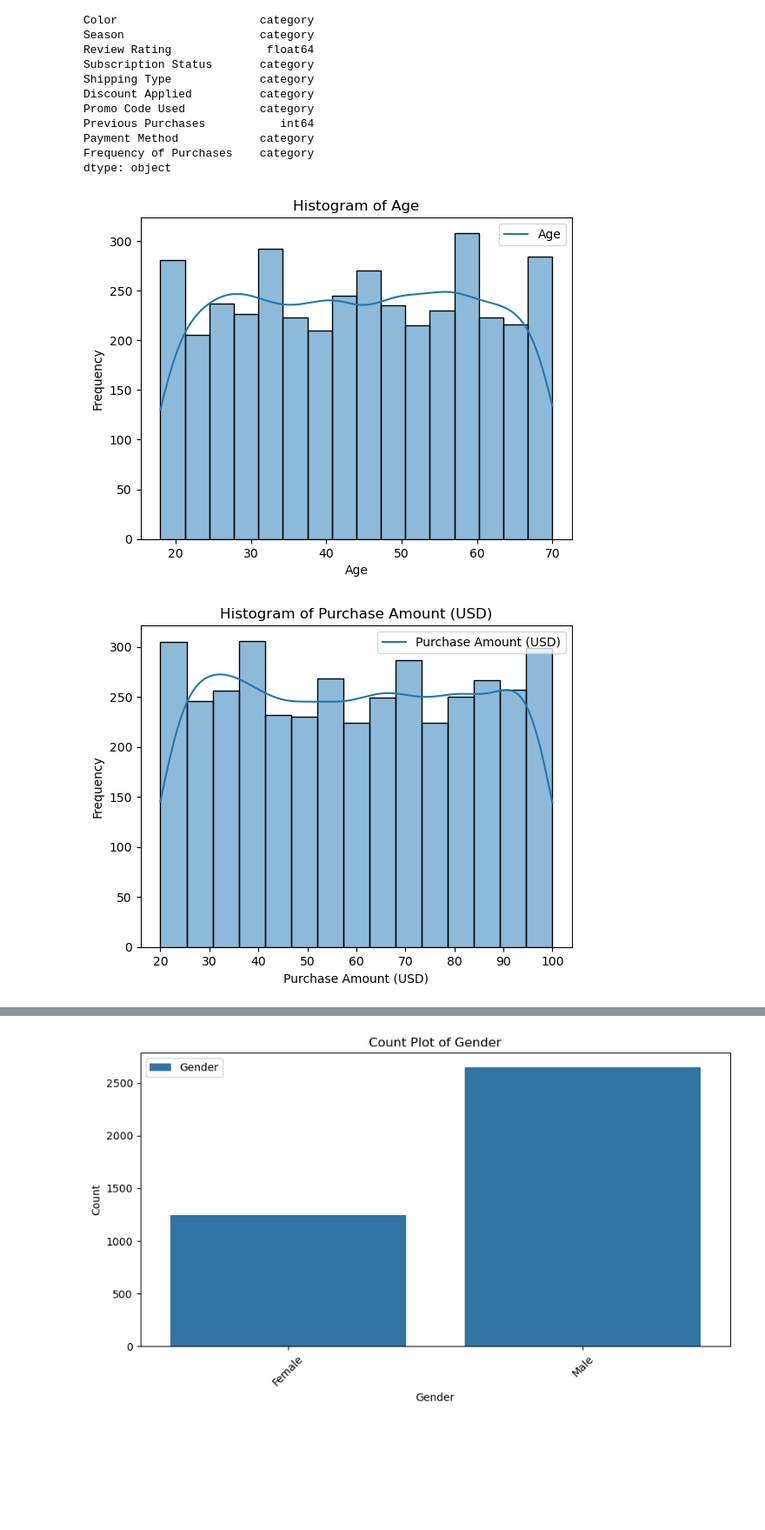
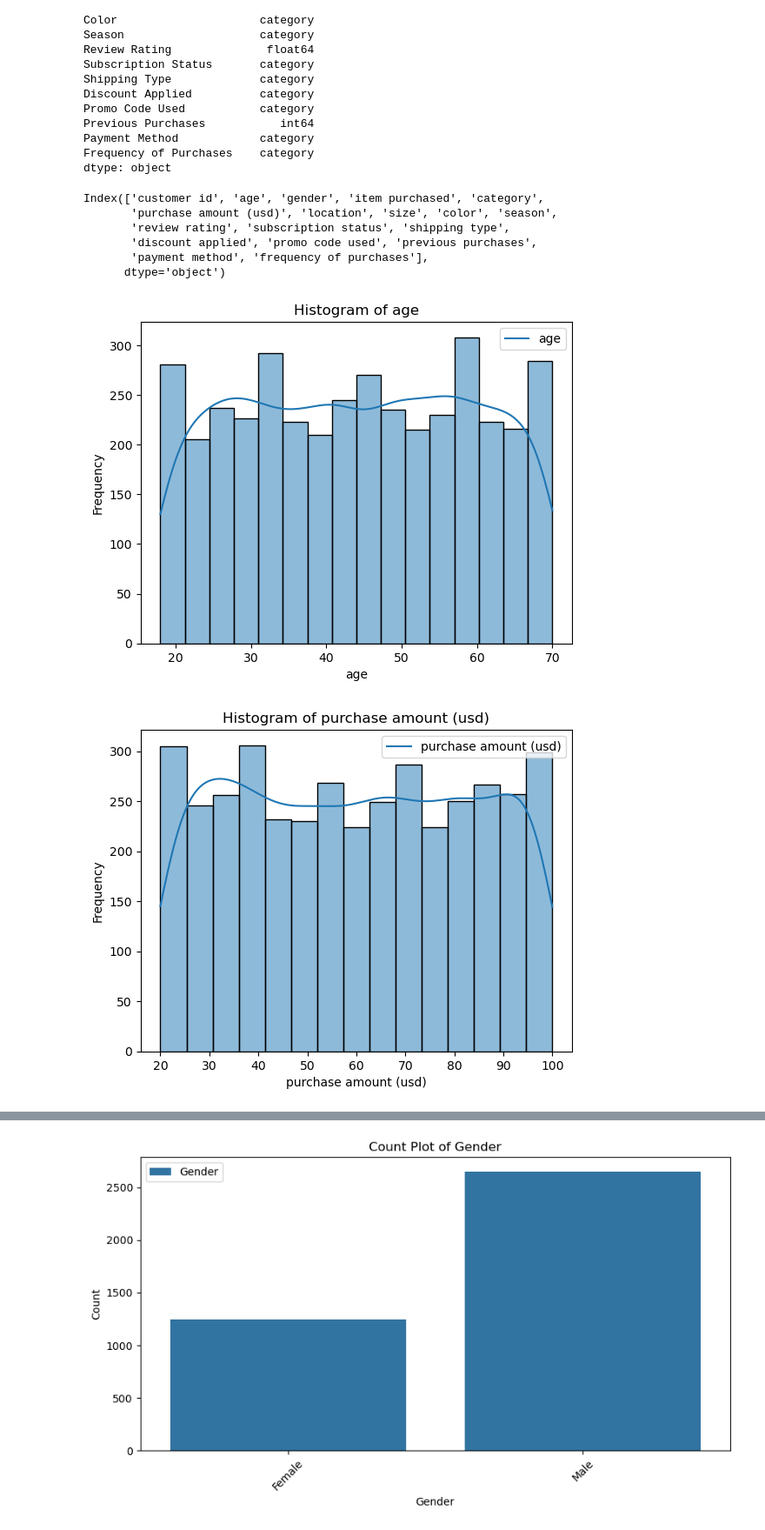
Before and after one commit to bartoszkurzynski/Analiza-w-Python-i-R, a Jupyter notebook: Shopping Behavior Dataset.ipynb, the cells around one changed output, grey strips where cells are left out. Shown: that part at 87% size. Drawn from its saved outputs; the diff is of its cells as text; code cells hidden in the pictures; blank space fills up the shorter version.

```diff
--- a/Shopping Behavior Dataset.ipynb
+++ b/Shopping Behavior Dataset.ipynb
@@ -147,16 +133,30 @@ Previous Purchases           int64
 Payment Method            category
 Frequency of Purchases    category
 dtype: object
+# %%
+#set all columns to lowercase
+df.columns = [col.lower() for col in df.columns]
+print(df.columns)
+# %% [output]
+Index(['customer id', 'age', 'gender', 'item purchased', 'category',
+       'purchase amount (usd)', 'location', 'size', 'color', 'season',
+       'review rating', 'subscription status', 'shipping type',
+       'discount applied', 'promo code used', 'previous purchases',
+       'payment method', 'frequency of purchases'],
+      dtype='object')
 # %%
-#add legend to histograms
+#Create and add legend to histograms
+numeric_cols = df.select_dtypes(include=[np.number]).columns
 for col in numeric_cols:
+    if col == 'customer id':
+        continue
     plt.figure()
     sns.histplot(df[col], kde=True)
     plt.title(f'Histogram of {col}')
     plt.xlabel(col)
     plt.ylabel('Frequency')
     plt.legend([col])
     plt.show()
 # %% [output]
 [figure]
-[figure, old version]
+[figure, new version]
```
Also changed, not shown: parts of 5 cells of this notebook.
